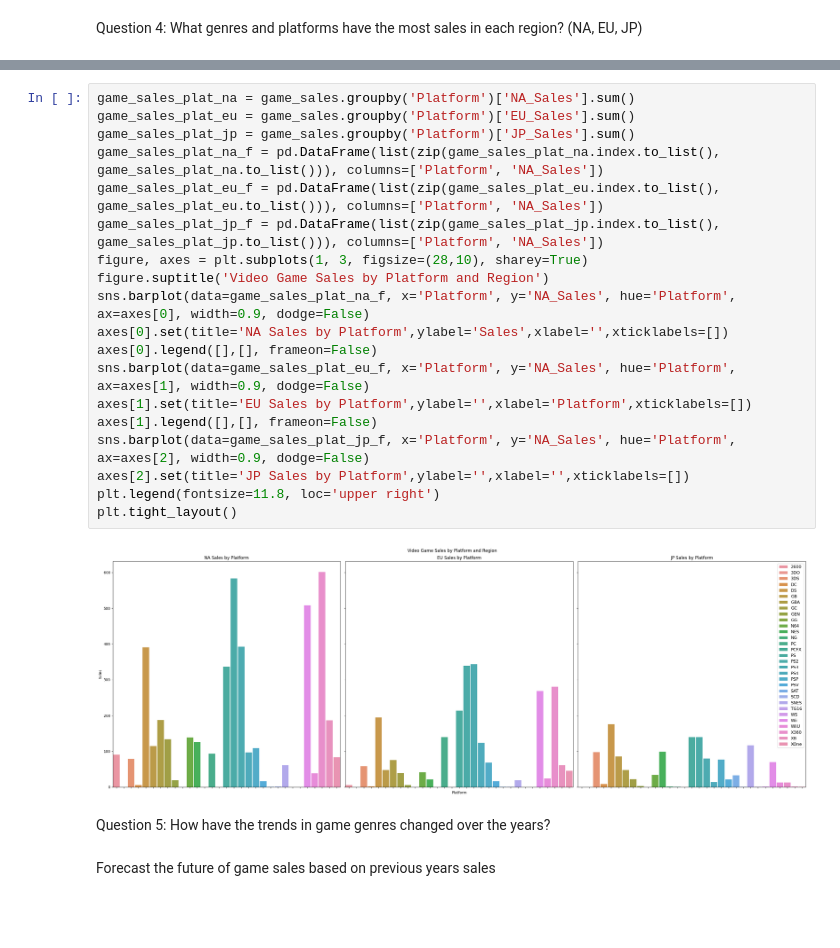
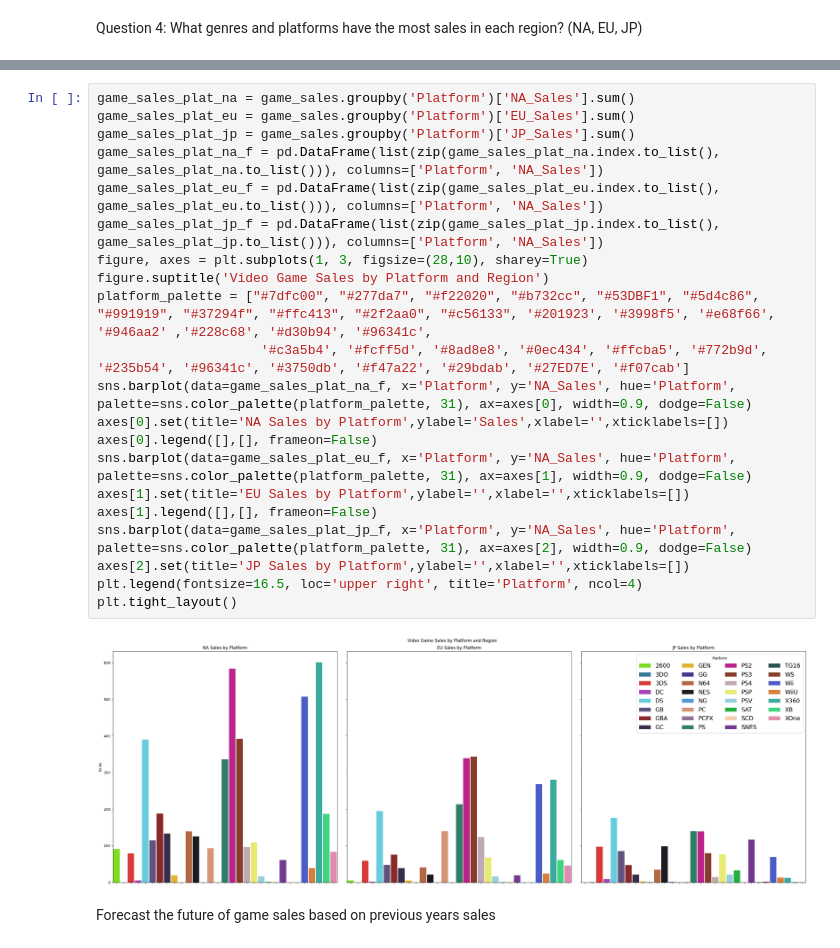
Before and after one commit to nstanfield/Video-Game-Sales-Analysis, a Jupyter notebook: Game_Sales_Analysis.ipynb, the cells around one changed output, grey strips where cells are left out. Saved outputs shown, nothing was run; the diff lists cells and outputs as text; blank space fills up the shorter version.

```diff
--- a/Game_Sales_Analysis.ipynb
+++ b/Game_Sales_Analysis.ipynb
@@ -434,25 +456,25 @@ plt.tight_layout()
 # %%
 game_sales_plat_na = game_sales.groupby('Platform')['NA_Sales'].sum()
 game_sales_plat_eu = game_sales.groupby('Platform')['EU_Sales'].sum()
 game_sales_plat_jp = game_sales.groupby('Platform')['JP_Sales'].sum()
 game_sales_plat_na_f = pd.DataFrame(list(zip(game_sales_plat_na.index.to_list(), game_sales_plat_na.to_list())), columns=['Platform', 'NA_Sales'])
 game_sales_plat_eu_f = pd.DataFrame(list(zip(game_sales_plat_eu.index.to_list(), game_sales_plat_eu.to_list())), columns=['Platform', 'NA_Sales'])
 game_sales_plat_jp_f = pd.DataFrame(list(zip(game_sales_plat_jp.index.to_list(), game_sales_plat_jp.to_list())), columns=['Platform', 'NA_Sales'])
 figure, axes = plt.subplots(1, 3, figsize=(28,10), sharey=True)
 figure.suptitle('Video Game Sales by Platform and Region')
-sns.barplot(data=game_sales_plat_na_f, x='Platform', y='NA_Sales', hue='Platform', ax=axes[0], width=0.9, dodge=False)
+platform_palette = ["#7dfc00", "#277da7", "#f22020", "#b732cc", "#53DBF1", "#5d4c86", "#991919", "#37294f", "#ffc413", "#2f2aa0", "#c56133", '#201923', '#3998f5', '#e68f66', '#946aa2' ,'#228c68', '#d30b94', '#96341c',
+                     '#c3a5b4', '#fcff5d', '#8ad8e8', '#0ec434', '#ffcba5', '#772b9d', '#235b54', '#96341c', '#3750db', '#f47a22', '#29bdab', '#27ED7E', '#f07cab']
+sns.barplot(data=game_sales_plat_na_f, x='Platform', y='NA_Sales', hue='Platform', palette=sns.color_palette(platform_palette, 31), ax=axes[0], width=0.9, dodge=False)
 axes[0].set(title='NA Sales by Platform',ylabel='Sales',xlabel='',xticklabels=[])
 axes[0].legend([],[], frameon=False)
-sns.barplot(data=game_sales_plat_eu_f, x='Platform', y='NA_Sales', hue='Platform', ax=axes[1], width=0.9, dodge=False)
-axes[1].set(title='EU Sales by Platform',ylabel='',xlabel='Platform',xticklabels=[])
+sns.barplot(data=game_sales_plat_eu_f, x='Platform', y='NA_Sales', hue='Platform', palette=sns.color_palette(platform_palette, 31), ax=axes[1], width=0.9, dodge=False)
+axes[1].set(title='EU Sales by Platform',ylabel='',xlabel='',xticklabels=[])
 axes[1].legend([],[], frameon=False)
-sns.barplot(data=game_sales_plat_jp_f, x='Platform', y='NA_Sales', hue='Platform', ax=axes[2], width=0.9, dodge=False)
+sns.barplot(data=game_sales_plat_jp_f, x='Platform', y='NA_Sales', hue='Platform', palette=sns.color_palette(platform_palette, 31), ax=axes[2], width=0.9, dodge=False)
 axes[2].set(title='JP Sales by Platform',ylabel='',xlabel='',xticklabels=[])
-plt.legend(fontsize=11.8, loc='upper right')
+plt.legend(fontsize=16.5, loc='upper right', title='Platform', ncol=4)
 plt.tight_layout()
 # %% [output]
-[figure, old version]
+[figure, new version]
-# %% [markdown]
-Question 5: How have the trends in game genres changed over the years?
 # %% [markdown]
 Forecast the future of game sales based on previous years sales
```
Also changed, not shown: parts of 3 cells of this notebook.
